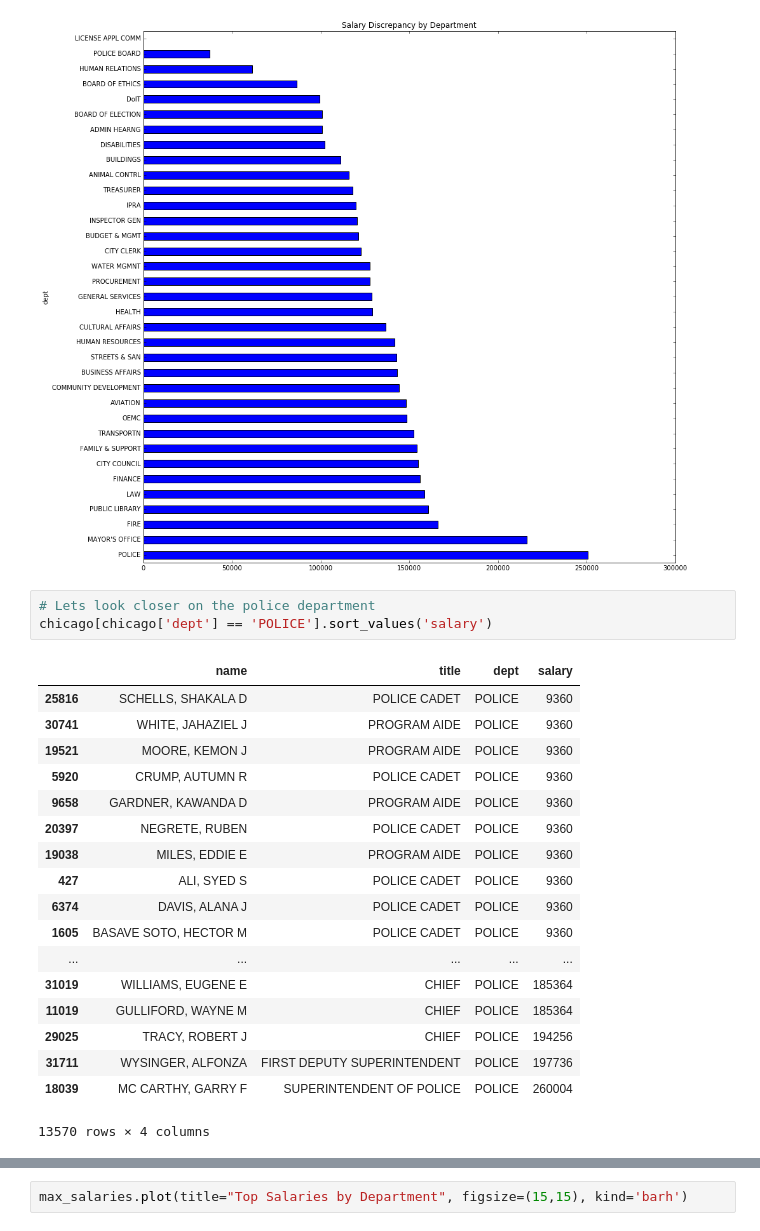
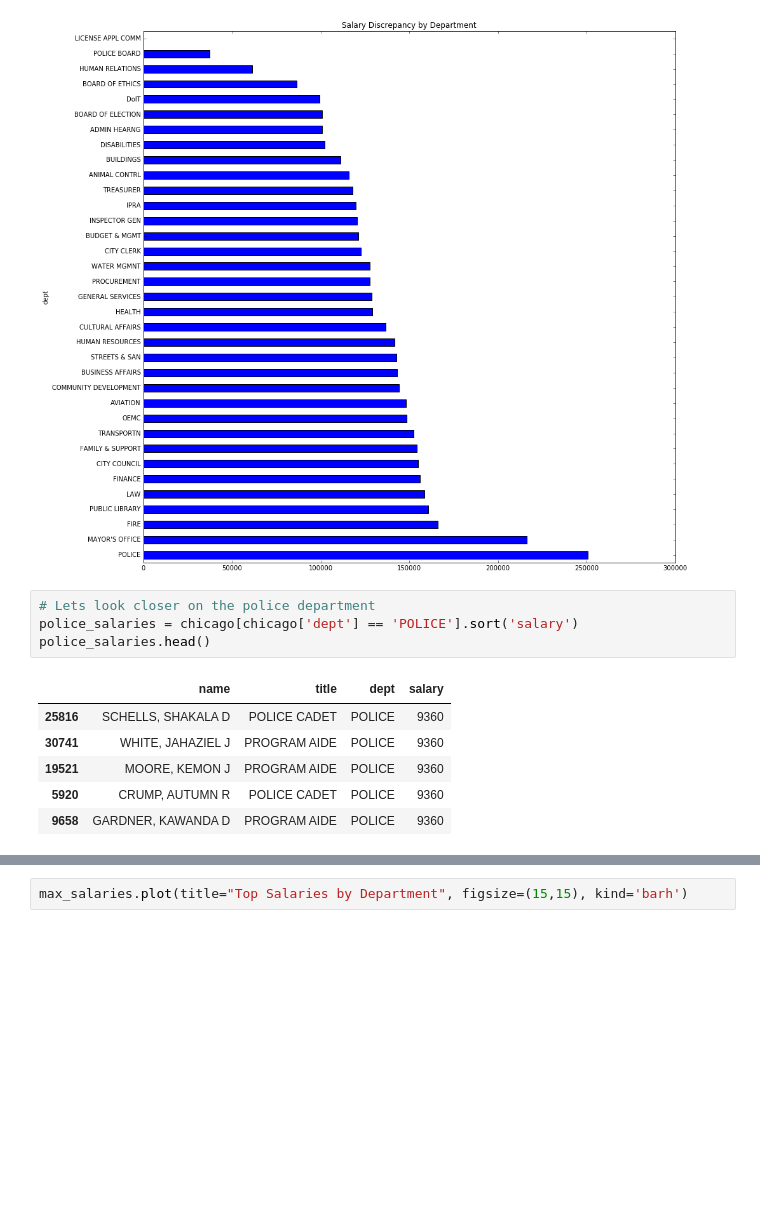
Before and after one commit to henrysxie/mastering-python, a Jupyter notebook: Salaries.ipynb, the cells around one changed output, grey strips where cells are left out. Saved outputs shown, nothing was run; the diff lists cells and outputs as text; blank space fills up the shorter version.

```diff
--- a/Salaries.ipynb
+++ b/Salaries.ipynb
@@ -210,26 +178,15 @@ sorted_diffs.plot(kind='barh', figsize=(15,15), title="Salary Discrepancy by Dep
 [figure]
 # %%
 # Lets look closer on the police department
-chicago[chicago['dept'] == 'POLICE'].sort_values('salary')
+police_salaries = chicago[chicago['dept'] == 'POLICE'].sort('salary')
+police_salaries.head()
 # %% [output]
 |  | name | title | dept | salary |
 | 25816 | SCHELLS, SHAKALA D | POLICE CADET | POLICE | 9360 |
 | 30741 | WHITE, JAHAZIEL J | PROGRAM AIDE | POLICE | 9360 |
 | 19521 | MOORE, KEMON J | PROGRAM AIDE | POLICE | 9360 |
 | 5920 | CRUMP, AUTUMN R | POLICE CADET | POLICE | 9360 |
 | 9658 | GARDNER, KAWANDA D | PROGRAM AIDE | POLICE | 9360 |
-| 20397 | NEGRETE, RUBEN | POLICE CADET | POLICE | 9360 |
-| 19038 | MILES, EDDIE E | PROGRAM AIDE | POLICE | 9360 |
-| 427 | ALI, SYED S | POLICE CADET | POLICE | 9360 |
-| 6374 | DAVIS, ALANA J | POLICE CADET | POLICE | 9360 |
-| 1605 | BASAVE SOTO, HECTOR M | POLICE CADET | POLICE | 9360 |
-| ... | ... | ... | ... | ... |
-| 31019 | WILLIAMS, EUGENE E | CHIEF | POLICE | 185364 |
-| 11019 | GULLIFORD, WAYNE M | CHIEF | POLICE | 185364 |
-| 29025 | TRACY, ROBERT J | CHIEF | POLICE | 194256 |
-| 31711 | WYSINGER, ALFONZA | FIRST DEPUTY SUPERINTENDENT | POLICE | 197736 |
-| 18039 | MC CARTHY, GARRY F | SUPERINTENDENT OF POLICE | POLICE | 260004 |
-13570 rows × 4 columns
 # %%
 # What are the max salaries in each department?
 max_salaries = chicago.groupby('dept').apply(lambda df: df['salary'].max()).sort(ascending=False, inplace=False)
```
Also changed, not shown: parts of 3 cells of this notebook, 9 other files.
